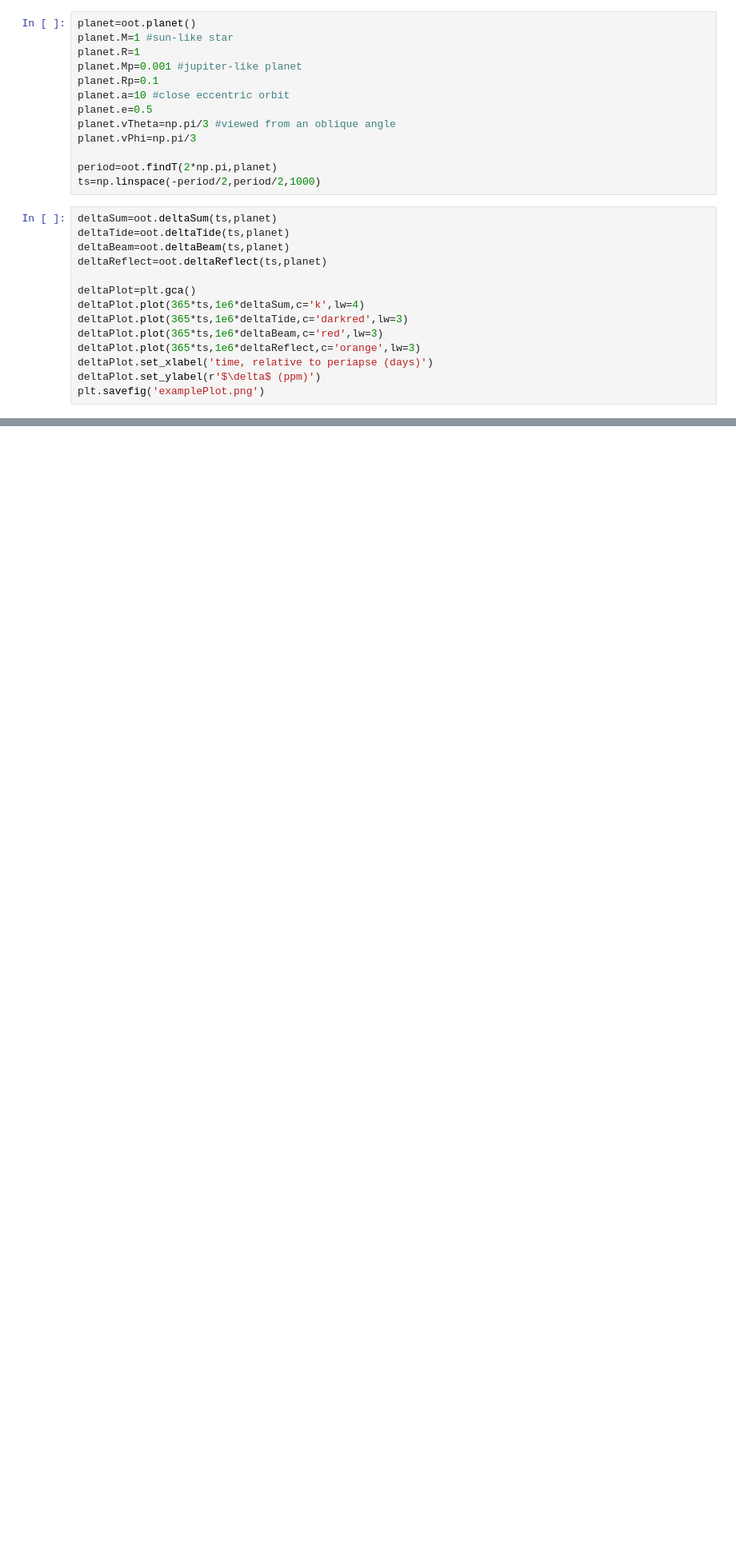
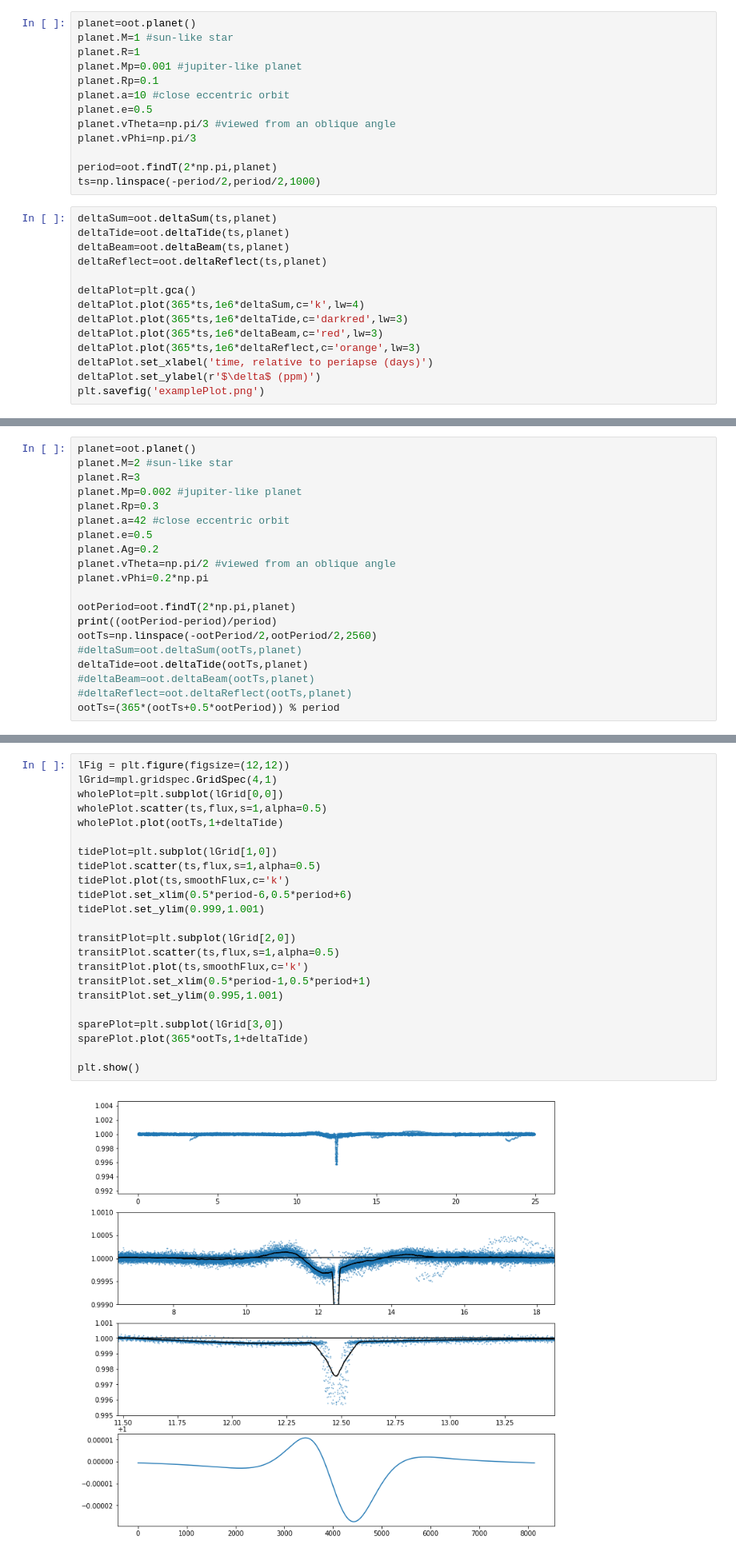
Before and after one commit to zpenoyre/OoT, a Jupyter notebook: ootExample.ipynb, the cells around one changed output, grey strips where cells are left out. Shown at 80% size. Drawn from its saved outputs; the diff is of its cells as text; blank space fills up the shorter version.

```diff
--- a/ootExample.ipynb
+++ b/ootExample.ipynb
@@ -50,0 +112,20 @@ plt.show()
+# %%
+planet=oot.planet()
+planet.M=2 #sun-like star
+planet.R=3
+planet.Mp=0.002 #jupiter-like planet
+planet.Rp=0.3
+planet.a=42 #close eccentric orbit
+planet.e=0.5
+planet.Ag=0.2
+planet.vTheta=np.pi/2 #viewed from an oblique angle
+planet.vPhi=0.2*np.pi
+
+ootPeriod=oot.findT(2*np.pi,planet)
+print((ootPeriod-period)/period)
+ootTs=np.linspace(-ootPeriod/2,ootPeriod/2,2560)
+#deltaSum=oot.deltaSum(ootTs,planet)
+deltaTide=oot.deltaTide(ootTs,planet)
+#deltaBeam=oot.deltaBeam(ootTs,planet)
+#deltaReflect=oot.deltaReflect(ootTs,planet)
+ootTs=(365*(ootTs+0.5*ootPeriod)) % period
@@ -50,0 +134,25 @@ plt.show()
+# %%
+lFig = plt.figure(figsize=(12,12))
+lGrid=mpl.gridspec.GridSpec(4,1)
+wholePlot=plt.subplot(lGrid[0,0])
+wholePlot.scatter(ts,flux,s=1,alpha=0.5)
+wholePlot.plot(ootTs,1+deltaTide)
+
+tidePlot=plt.subplot(lGrid[1,0])
+tidePlot.scatter(ts,flux,s=1,alpha=0.5)
+tidePlot.plot(ts,smoothFlux,c='k')
+tidePlot.set_xlim(0.5*period-6,0.5*period+6)
+tidePlot.set_ylim(0.999,1.001)
+
+transitPlot=plt.subplot(lGrid[2,0])
+transitPlot.scatter(ts,flux,s=1,alpha=0.5)
+transitPlot.plot(ts,smoothFlux,c='k')
+transitPlot.set_xlim(0.5*period-1,0.5*period+1)
+transitPlot.set_ylim(0.995,1.001)
+
+sparePlot=plt.subplot(lGrid[3,0])
+sparePlot.plot(365*ootTs,1+deltaTide)
+
+plt.show()
+# %% [output]
+[figure, added]
```
Also changed, not shown: parts of 8 cells of this notebook, 2 other files.
